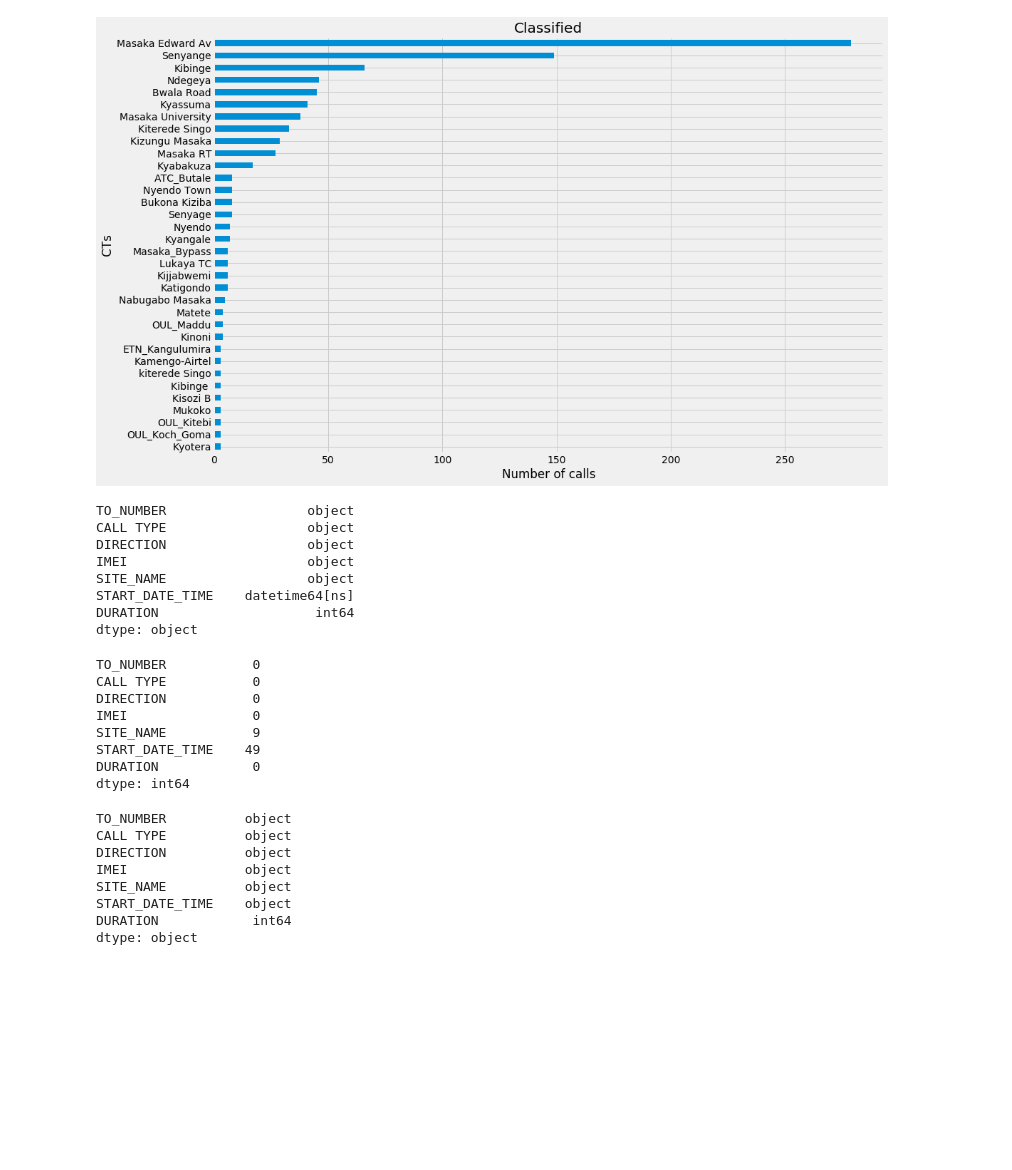
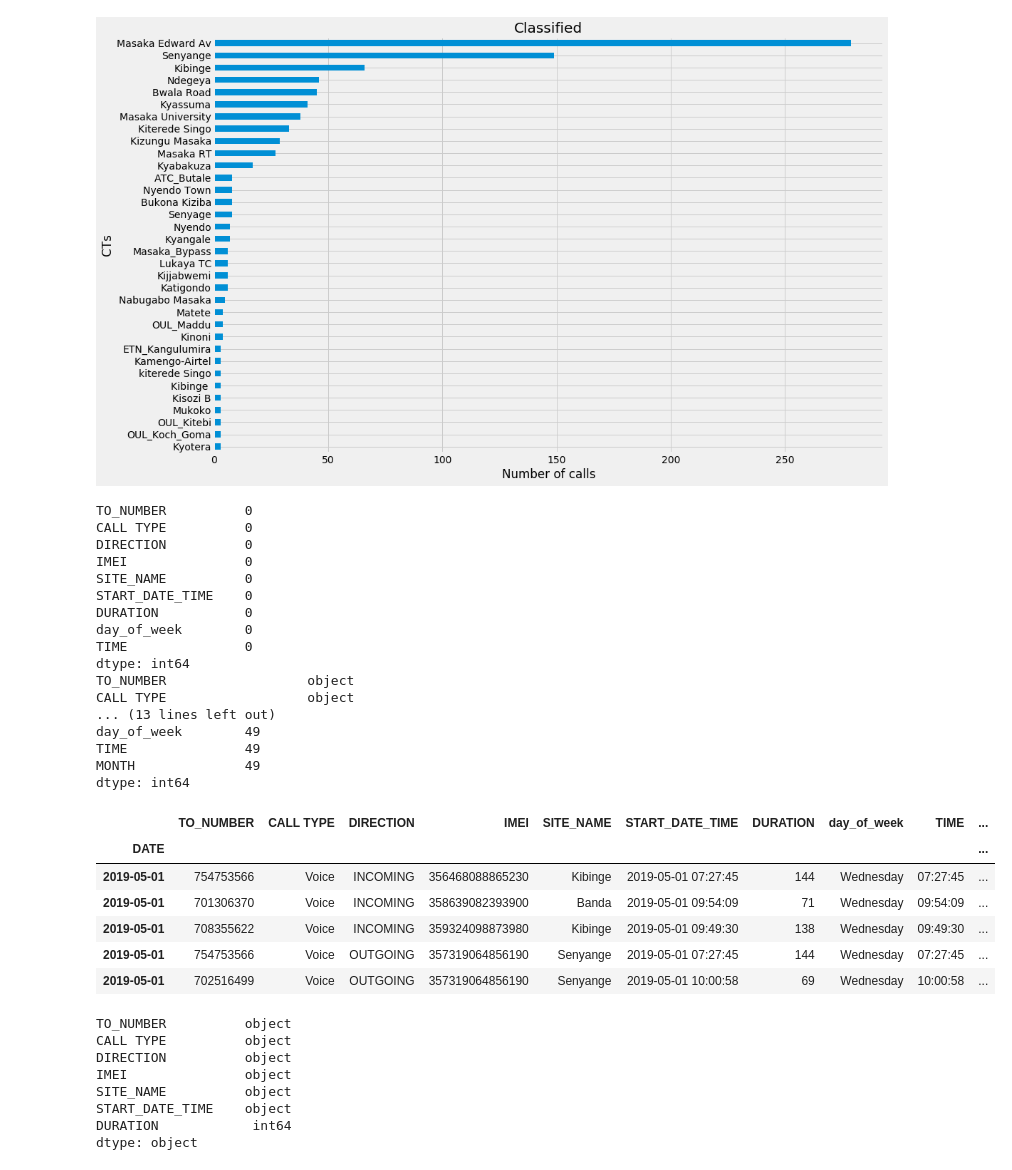
Before and after one commit to nassersaazi/ml_models, a Jupyter notebook: airtel.ipynb, the cells around one changed output. Saved outputs shown, nothing was run; the diff lists cells and outputs as text; code cells hidden in the pictures; blank space fills up the shorter version.

```diff
--- a/airtel.ipynb
+++ b/airtel.ipynb
@@ -35,27 +35,45 @@ plt.xlabel("Number of calls");
 # %% [output]
 [figure]
 # %%
+gility = gility.dropna()
+print(gility.isnull().sum())
+import datetime as dt
 gility = airtel.loc[~airtel['START_DATE_TIME'].str.contains('\/')]
 gility['START_DATE_TIME'] = pd.to_datetime(gility['START_DATE_TIME'], format='%Y-%m-%d %H:%M:%S',errors = 'coerce')
 print(gility.dtypes)
-gility.isnull().sum()
+gility["day_of_week"] = gility['START_DATE_TIME'].dt.day_name()
+gility['DATE'] = [d.date() for d in gility['START_DATE_TIME']]
+gility['TIME'] = gility['START_DATE_TIME'].dt.time
+gility["MONTH"] = gility["START_DATE_TIME"].dt.month
+gility = gility.set_index('DATE')
+#gility['MONTH'] = gility.index.month
+print(gility.isnull().sum())
+gility.head()
 # %% [output]
+TO_NUMBER          0
+CALL TYPE          0
+DIRECTION          0
+IMEI               0
+SITE_NAME          0
+START_DATE_TIME    0
+DURATION           0
+day_of_week        0
+TIME               0
+dtype: int64
 TO_NUMBER                  object
 CALL TYPE                  object
-DIRECTION                  object
-IMEI                       object
-SITE_NAME                  object
-START_DATE_TIME    datetime64[ns]
-DURATION                    int64
-dtype: object
+... (13 lines left out)
+day_of_week        49
+TIME               49
+MONTH              49
+dtype: int64
-TO_NUMBER           0
-CALL TYPE           0
-DIRECTION           0
-IMEI                0
-SITE_NAME           9
-START_DATE_TIME    49
-DURATION            0
-dtype: int64
+|  | TO_NUMBER | CALL TYPE | DIRECTION | IMEI | SITE_NAME | START_DATE_TIME | DURATION | day_of_week | TIME | ... |
+| DATE |  |  |  |  |  |  |  |  |  | ... |
+| 2019-05-01 | 754753566 | Voice | INCOMING | 356468088865230 | Kibinge | 2019-05-01 07:27:45 | 144 | Wednesday | 07:27:45 | ... |
+| 2019-05-01 | 701306370 | Voice | INCOMING | 358639082393900 | Banda | 2019-05-01 09:54:09 | 71 | Wednesday | 09:54:09 | ... |
+| 2019-05-01 | 708355622 | Voice | INCOMING | 359324098873980 | Kibinge | 2019-05-01 09:49:30 | 138 | Wednesday | 09:49:30 | ... |
+| 2019-05-01 | 754753566 | Voice | OUTGOING | 357319064856190 | Senyange | 2019-05-01 07:27:45 | 144 | Wednesday | 07:27:45 | ... |
+| 2019-05-01 | 702516499 | Voice | OUTGOING | 357319064856190 | Senyange | 2019-05-01 10:00:58 | 69 | Wednesday | 10:00:58 | ... |
 # %%
 print(airtel.dtypes)
 #airtel["START_DATE_TIME"] = airtel["START_DATE_TIME"].replace('/', '-')
```
